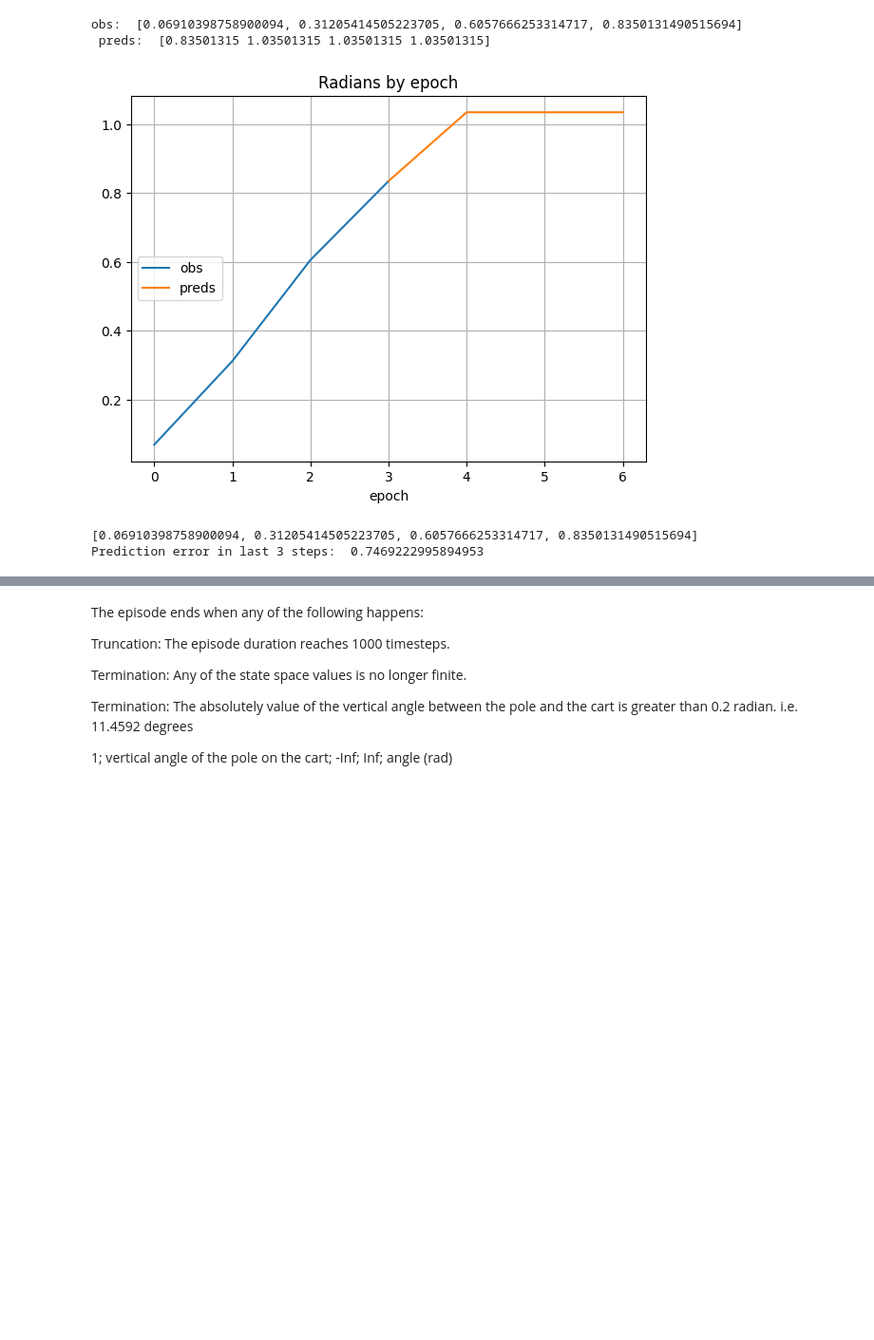
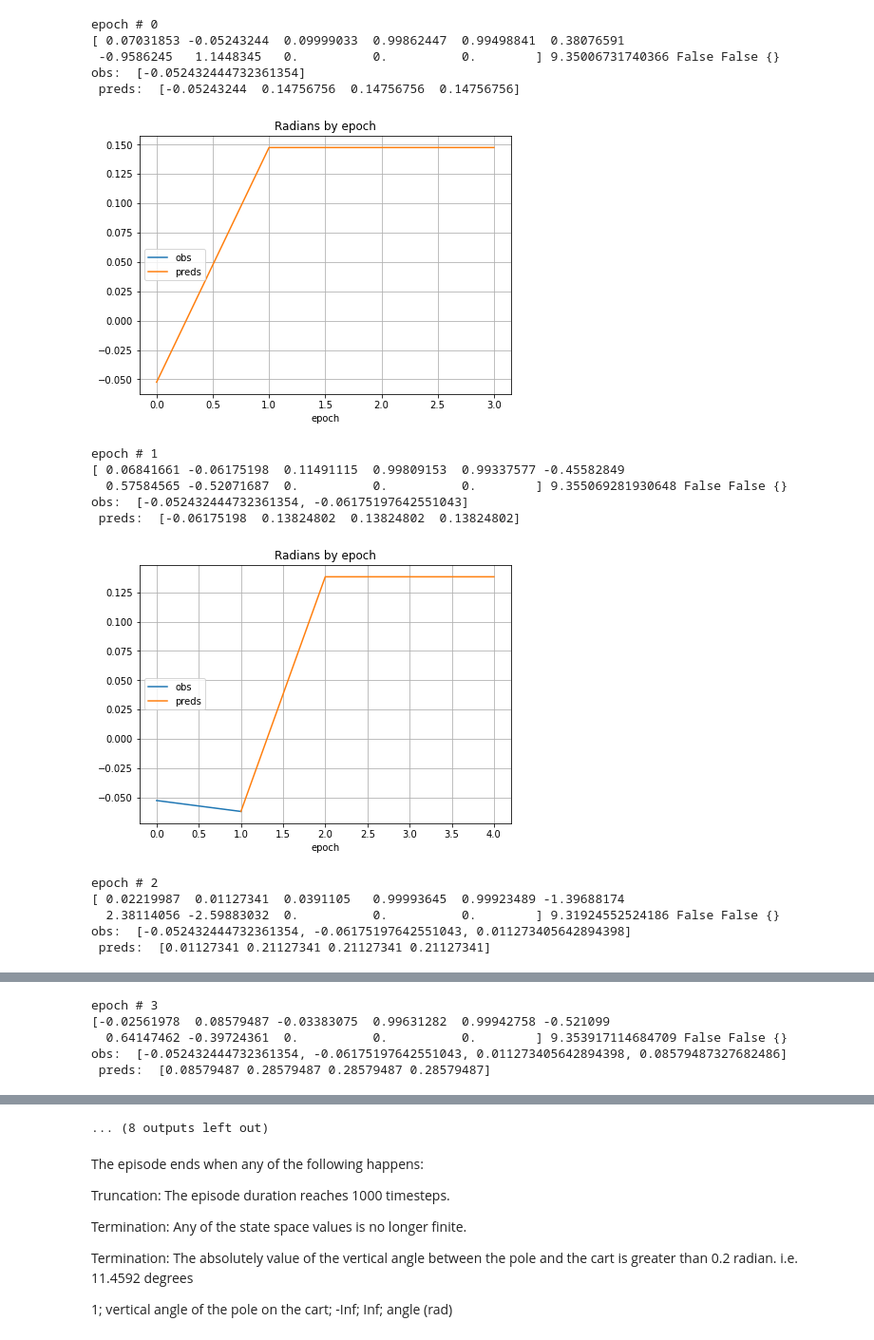
Before and after one commit to olwflynn/Learning, a Jupyter notebook: Learning Physics.ipynb, the cells around one changed output, grey strips where cells are left out. Shown: that part at 95% size. Saved outputs shown, nothing was run; the diff lists cells and outputs as text; code cells hidden in the pictures; blank space fills up the shorter version.

```diff
--- a/Learning Physics.ipynb
+++ b/Learning Physics.ipynb
@@ -28,7 +79,7 @@ import numpy as np
 
 
 def live_plot(data_dict, figsize=(7,5), title=''):
-    clear_output(wait=True)
+    # clear_output(wait=True)
     plt.figure(figsize=figsize)
     # for label,data in data_dict.items():
     obs = data_dict["obs"]
@@ -45,0 +99,4 @@ def live_plot(data_dict, figsize=(7,5), title=''):
+# %%
+env = gym.make("InvertedDoublePendulum-v4", new_step_api=True)
+env.reset(seed=42)
+env.step(env.action_space.sample())
@@ -47,38 +108,51 @@ def live_plot(data_dict, figsize=(7,5), title=''):
 from IPython.display import clear_output
 import time
 import matplotlib.pyplot as plt
 
-observation, info = env.reset(seed=42)
+# observation, info = env.reset(seed=42)
 obs_history = []
-
 # fig,ax = plt.subplots(1,1)
 # ax.set_xlabel('t')
 # ax.set_ylabel('obs_idx_1')
 # ax.set_xlim(0,20)
 # ax.set_ylim(-5,5)
 
 for _ in range(10):
+    print("epoch #", _)
     observation, reward, terminated, truncated, info = env.step(env.action_space.sample())
+    print(observation, reward, terminated, truncated, info)
     obs_history.append(observation[1])
     # plt.plot(obs_history[0][0])
     # plt.show()
     preds = obs_history[-1]+[0, 0.2,0.2,0.2]
     # obs_concat_preds = obs_history
     # for pred in preds:
     #     obs_concat_preds.append(pred)
     live_plot({"obs": obs_history, "preds": preds}, title="Radians by epoch")
-    time.sleep(0.5)
+    time.sleep(1)
     if terminated or truncated:
         print(obs_history)
         print("Prediction error in last 3 steps: ", forecast_error(obs_history[-3:], preds[-3:]))
         break
         # obs_history = []
         # observation, info = env.reset()
 
 env.close()
 # %% [output]
-obs:  [0.06910398758900094, 0.31205414505223705, 0.6057666253314717, 0.8350131490515694]
- preds:  [0.83501315 1.03501315 1.03501315 1.03501315]
+epoch # 0
+[ 0.07031853 -0.05243244  0.09999033  0.99862447  0.99498841  0.38076591
+ -0.9586245   1.1448345   0.          0.          0.        ] 9.35006731740366 False False {}
+obs:  [-0.052432444732361354]
+ preds:  [-0.05243244  0.14756756  0.14756756  0.14756756]
-[figure, old version]
+[figure, new version]
-[0.06910398758900094, 0.31205414505223705, 0.6057666253314717, 0.8350131490515694]
-Prediction error in last 3 steps:  0.7469222995894953
+epoch # 1
+[ 0.06841661 -0.06175198  0.11491115  0.99809153  0.99337577 -0.45582849
+  0.57584565 -0.52071687  0.          0.          0.        ] 9.355069281930648 False False {}
+obs:  [-0.052432444732361354, -0.06175197642551043]
+ preds:  [-0.06175198  0.13824802  0.13824802  0.13824802]
+[figure, added]
+epoch # 2
+[ 0.02219987  0.01127341  0.0391105   0.99993645  0.99923489 -1.39688174
+  2.38114056 -2.59883032  0.          0.          0.        ] 9.31924552524186 False False {}
+obs:  [-0.052432444732361354, -0.06175197642551043, 0.011273405642894398]
+ preds:  [0.01127341 0.21127341 0.21127341 0.21127341]
@@ -84,0 +160,5 @@ Prediction error in last 3 steps:  0.7469222995894953
+epoch # 3
+[-0.02561978  0.08579487 -0.03383075  0.99631282  0.99942758 -0.521099
+  0.64147462 -0.39724361  0.          0.          0.        ] 9.353917114684709 False False {}
+obs:  [-0.052432444732361354, -0.06175197642551043, 0.011273405642894398, 0.08579487327682486]
+ preds:  [0.08579487 0.28579487 0.28579487 0.28579487]
@@ -85,3 +179,4 @@ Prediction error in last 3 steps:  0.7469222995894953
+... (8 outputs left out)
 # %% [markdown]
 The episode ends when any of the following happens:
 
```
Also changed, not shown: parts of 13 cells of this notebook.
